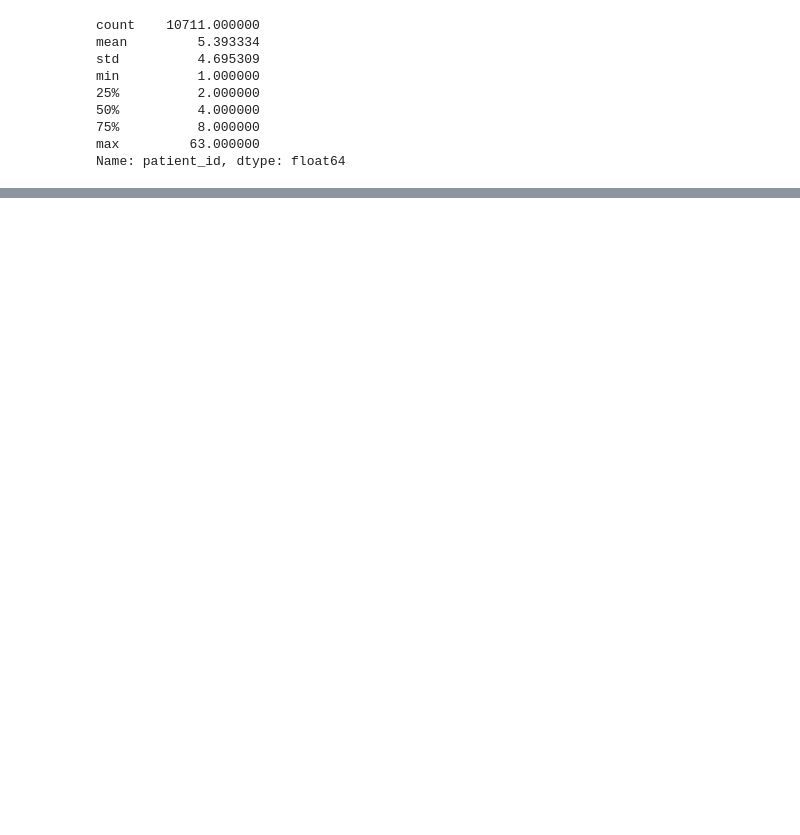
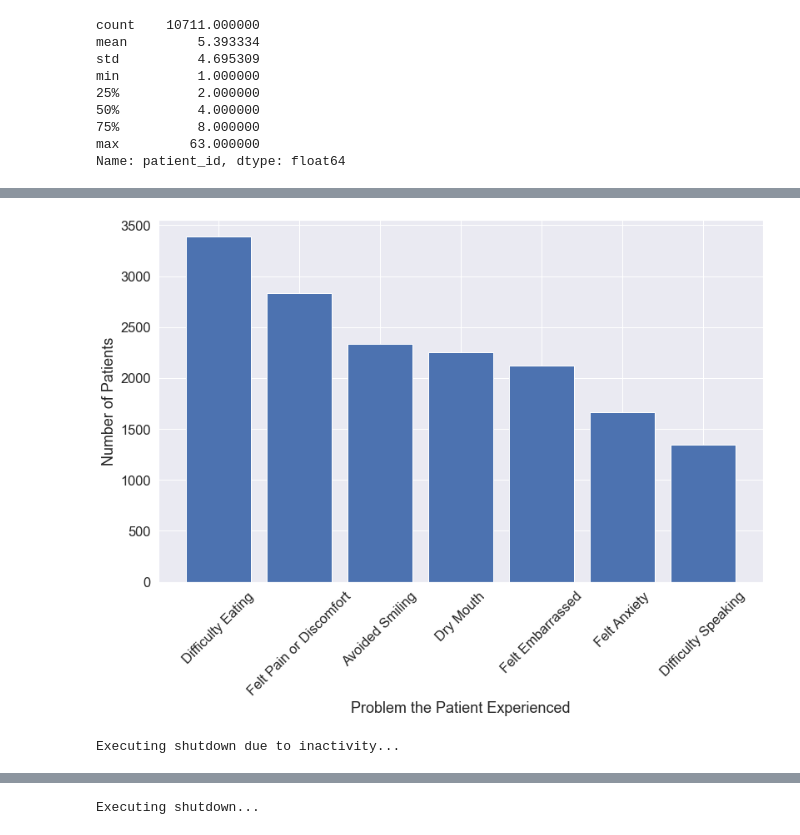
Before and after one commit to Rhunsilval/smile_on_python, a Jupyter notebook: notebooks/03_smileon_visualizations.ipynb, the cells around one changed output, grey strips where cells are left out. Cells and saved outputs as stored; diff of their text form; code cells hidden in the pictures; blank space fills up the shorter version.

```diff
--- a/notebooks/03_smileon_visualizations.ipynb
+++ b/notebooks/03_smileon_visualizations.ipynb
@@ -44,0 +47,4 @@ memory usage: 2.4 MB
+# %%
+#for consistency:  teammate Robert uses this foundation for all his seaborn graphics:
+
+sns.set(rc={"figure.figsize":(13, 8)},font_scale=1.5, style='darkgrid')
@@ -204,0 +289,5 @@ Name: patient_id, dtype: float64
+# %%
+problemslist = [['Difficulty Eating',3385],['Difficulty Speaking',1348],['Dry Mouth',2256],['Felt Anxiety',1663],['Felt Embarrassed',2124],['Avoided Smiling',2334],['Felt Pain or Discomfort',2835]]
+problems_df = pd.DataFrame(problemslist,columns = ['Problem_Patient_Experienced','Number_of_Patients'])
+#problems_df = problems_df.sort_values('Number_of_Patients', ascending=False)
+problems_df.head(10)
@@ -204,0 +303,9 @@ Name: patient_id, dtype: float64
+# %%
+plt.bar(problems_df.Problem_Patient_Experienced, problems_df.Number_of_Patients)
+plt.xlabel('Problem the Patient Experienced')
+plt.xticks(rotation = 45)
+plt.ylabel('Number of Patients')
+plt.show()
+# %% [output]
+[figure, added]
+Executing shutdown due to inactivity...
@@ -204,0 +313 @@ Name: patient_id, dtype: float64
+Executing shutdown...
```
Also changed, not shown: parts of 29 cells of this notebook.
